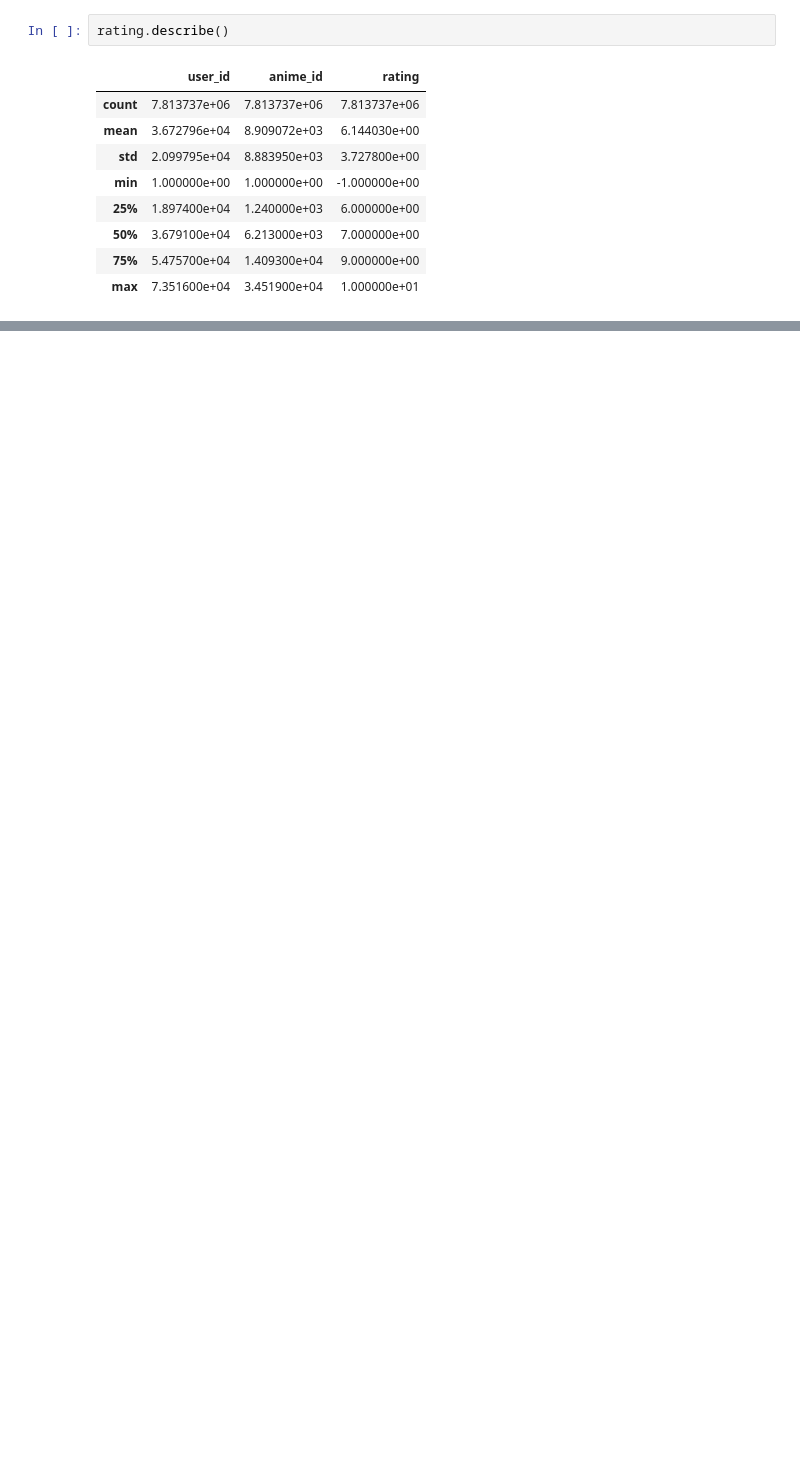
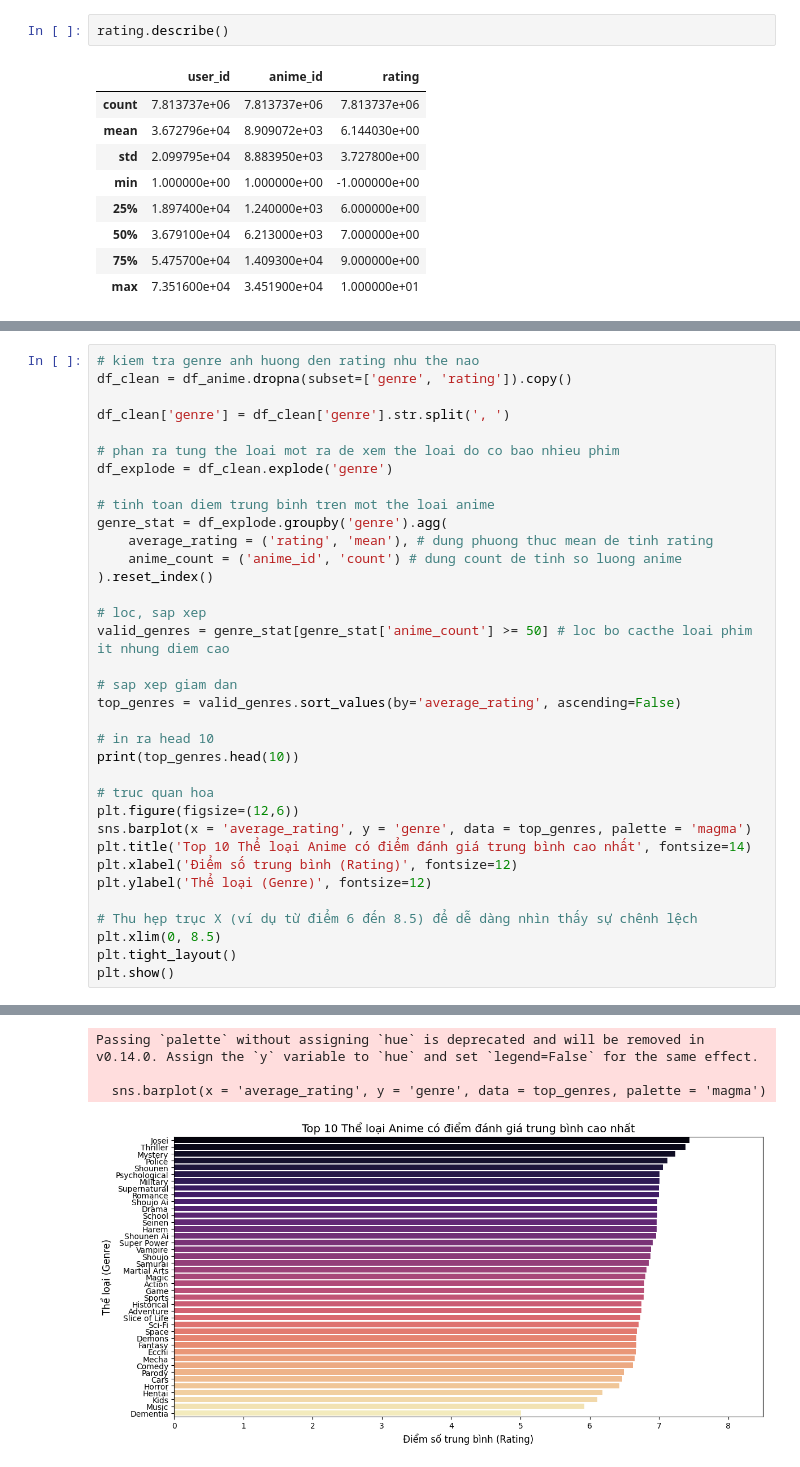
Before and after one commit to NguyenHung2604/Anime-Recommender-System, a Jupyter notebook: main.ipynb, the cells around one changed output, grey strips where cells are left out. Drawn from its saved outputs; the diff is of its cells as text; blank space fills up the shorter version.

```diff
--- a/main.ipynb
+++ b/main.ipynb
@@ -51,0 +132,36 @@ rating.describe()
+# %%
+# kiem tra genre anh huong den rating nhu the nao
+df_clean = df_anime.dropna(subset=['genre', 'rating']).copy()
+
+df_clean['genre'] = df_clean['genre'].str.split(', ')
+
+# phan ra tung the loai mot ra de xem the loai do co bao nhieu phim
+df_explode = df_clean.explode('genre')
+
+# tinh toan diem trung binh tren mot the loai anime
+genre_stat = df_explode.groupby('genre').agg(
+    average_rating = ('rating', 'mean'), # dung phuong thuc mean de tinh rating
+    anime_count = ('anime_id', 'count') # dung count de tinh so luong anime
+).reset_index()
+
+# loc, sap xep
+valid_genres = genre_stat[genre_stat['anime_count'] >= 50] # loc bo cacthe loai phim it nhung diem cao
+
+# sap xep giam dan
+top_genres = valid_genres.sort_values(by='average_rating', ascending=False)
+
+# in ra head 10
+print(top_genres.head(10))
+
+# truc quan hoa
+plt.figure(figsize=(12,6))
+sns.barplot(x = 'average_rating', y = 'genre', data = top_genres, palette = 'magma')
+plt.title('Top 10 Thể loại Anime có điểm đánh giá trung bình cao nhất', fontsize=14)
+plt.xlabel('Điểm số trung bình (Rating)', fontsize=12)
+plt.ylabel('Thể loại (Genre)', fontsize=12)
+
+# Thu hẹp trục X (ví dụ từ điểm 6 đến 8.5) để dễ dàng nhìn thấy sự chênh lệch
+plt.xlim(0, 8.5)
+plt.tight_layout()
+plt.show()
+# %% [output]
@@ -51,0 +179,4 @@ rating.describe()
+Passing `palette` without assigning `hue` is deprecated and will be removed in v0.14.0. Assign the `y` variable to `hue` and set `legend=False` for the same effect.
+
+  sns.barplot(x = 'average_rating', y = 'genre', data = top_genres, palette = 'magma')
+[figure, added]
```
Also changed, not shown: parts of 13 cells of this notebook.
